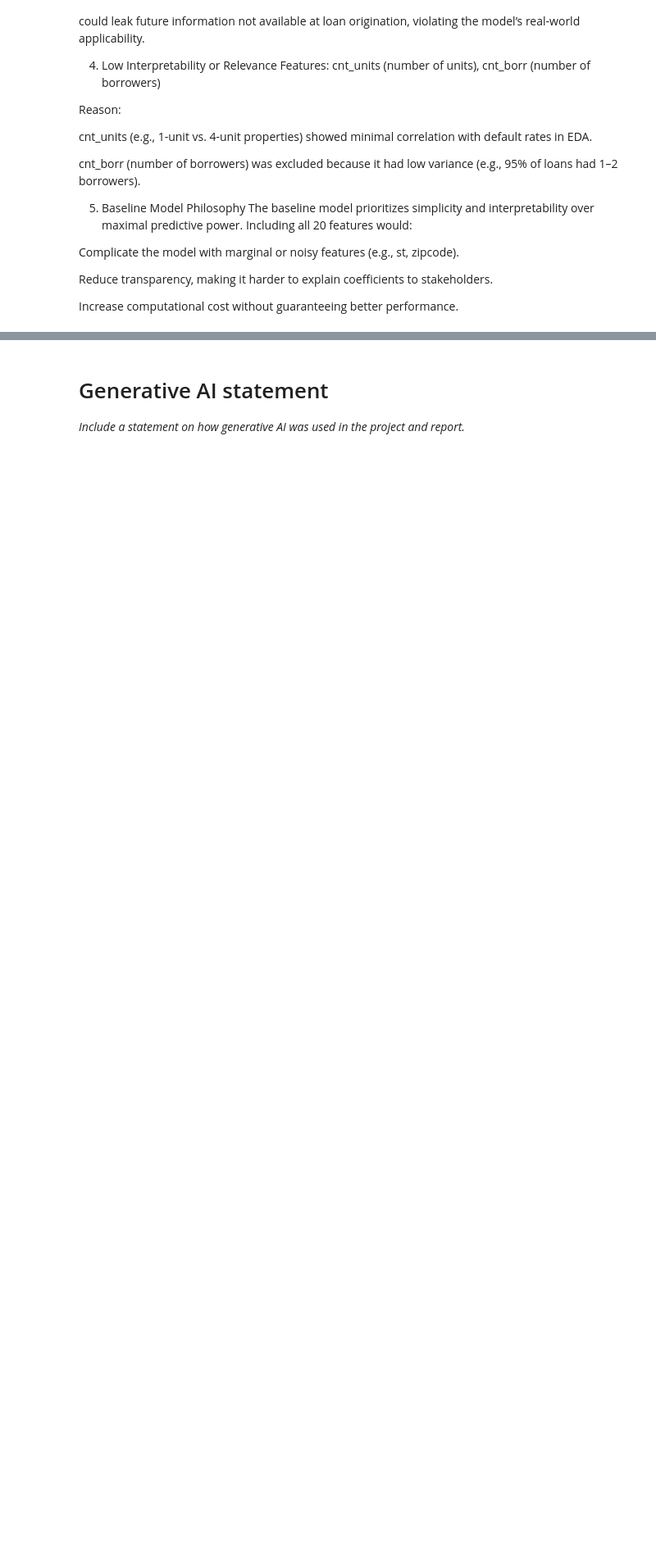
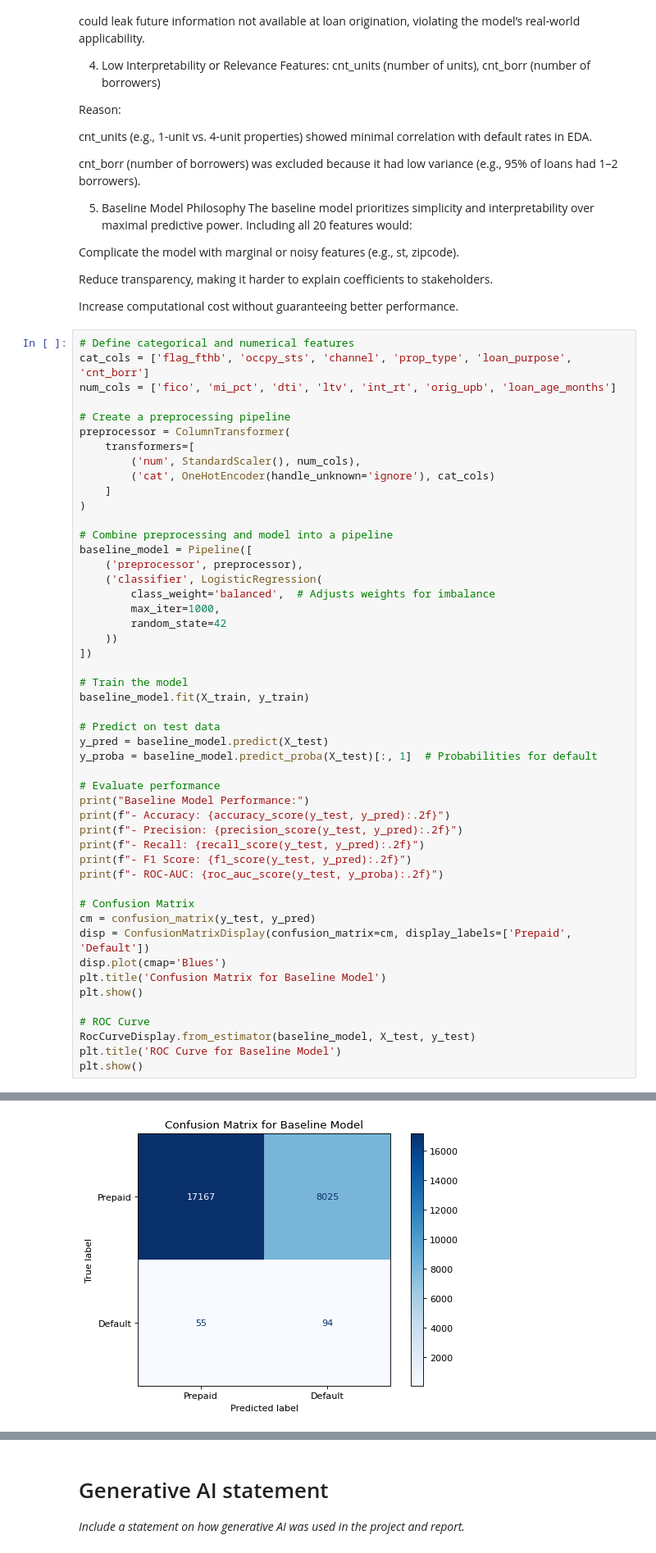
Before and after one commit to AwuoeZYC/Project_2, a Jupyter notebook: project2.ipynb, the cells around one changed output, grey strips where cells are left out. Shown: that part at 82% size. Saved outputs shown, nothing was run; the diff lists cells and outputs as text; blank space fills up the shorter version.

```diff
--- a/project2.ipynb
+++ b/project2.ipynb
@@ -508,3 +490,53 @@ Complicate the model with marginal or noisy features (e.g., st, zipcode).
 Reduce transparency, making it harder to explain coefficients to stakeholders.
 
 Increase computational cost without guaranteeing better performance.
+# %%
+# Define categorical and numerical features
+cat_cols = ['flag_fthb', 'occpy_sts', 'channel', 'prop_type', 'loan_purpose', 'cnt_borr']
+num_cols = ['fico', 'mi_pct', 'dti', 'ltv', 'int_rt', 'orig_upb', 'loan_age_months']
+
+# Create a preprocessing pipeline
+preprocessor = ColumnTransformer(
+    transformers=[
+        ('num', StandardScaler(), num_cols),
+        ('cat', OneHotEncoder(handle_unknown='ignore'), cat_cols)
+    ]
+)
+
+# Combine preprocessing and model into a pipeline
+baseline_model = Pipeline([
+    ('preprocessor', preprocessor),
+    ('classifier', LogisticRegression(
+        class_weight='balanced',  # Adjusts weights for imbalance
+        max_iter=1000,
+        random_state=42
+    ))
+])
+
+# Train the model
+baseline_model.fit(X_train, y_train)
+
+# Predict on test data
+y_pred = baseline_model.predict(X_test)
+y_proba = baseline_model.predict_proba(X_test)[:, 1]  # Probabilities for default
+
+# Evaluate performance
+print("Baseline Model Performance:")
+print(f"- Accuracy: {accuracy_score(y_test, y_pred):.2f}")
+print(f"- Precision: {precision_score(y_test, y_pred):.2f}")
+print(f"- Recall: {recall_score(y_test, y_pred):.2f}")
+print(f"- F1 Score: {f1_score(y_test, y_pred):.2f}")
+print(f"- ROC-AUC: {roc_auc_score(y_test, y_proba):.2f}")
+
+# Confusion Matrix
+cm = confusion_matrix(y_test, y_pred)
+disp = ConfusionMatrixDisplay(confusion_matrix=cm, display_labels=['Prepaid', 'Default'])
+disp.plot(cmap='Blues')
+plt.title('Confusion Matrix for Baseline Model')
+plt.show()
+
+# ROC Curve
+RocCurveDisplay.from_estimator(baseline_model, X_test, y_test)
+plt.title('ROC Curve for Baseline Model')
+plt.show()
+# %% [output]
@@ -510,0 +549 @@ Increase computational cost without guaranteeing better performance.
+[figure, added]
```
Also changed, not shown: parts of 3 cells of this notebook.
